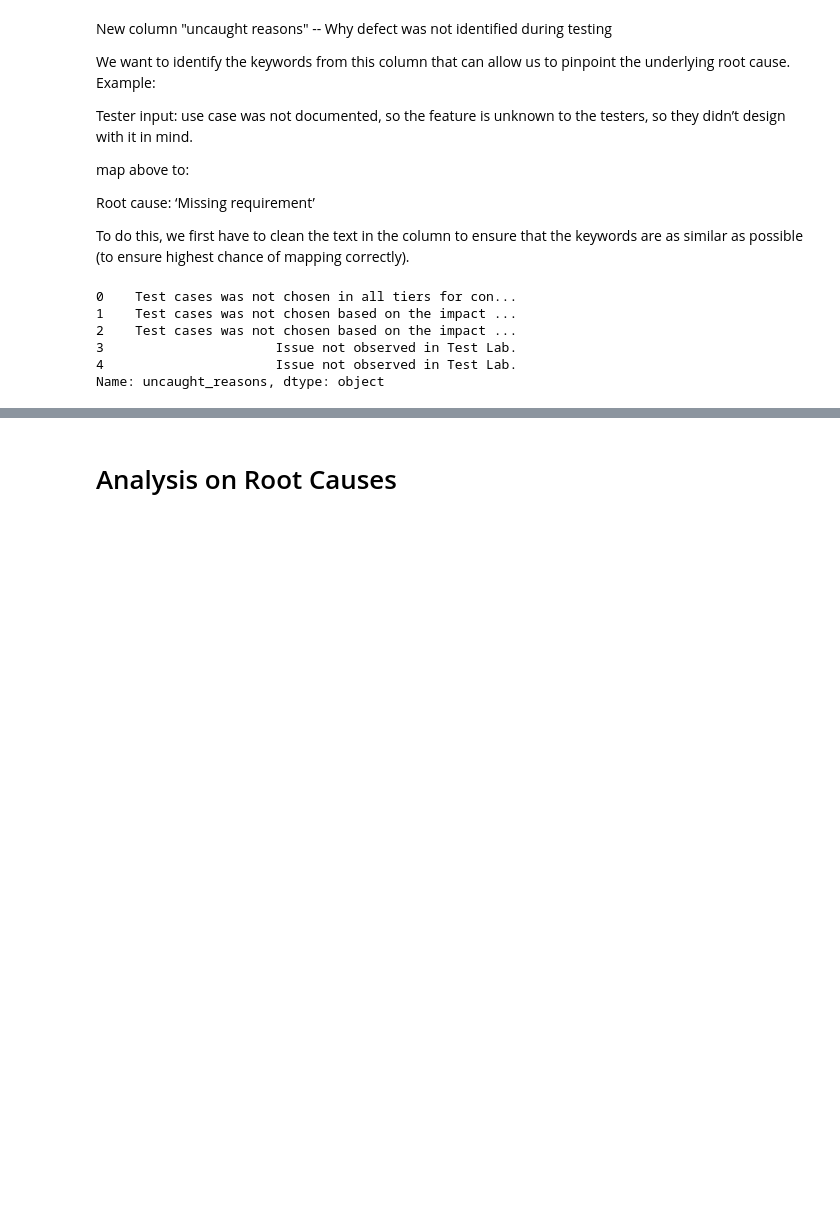
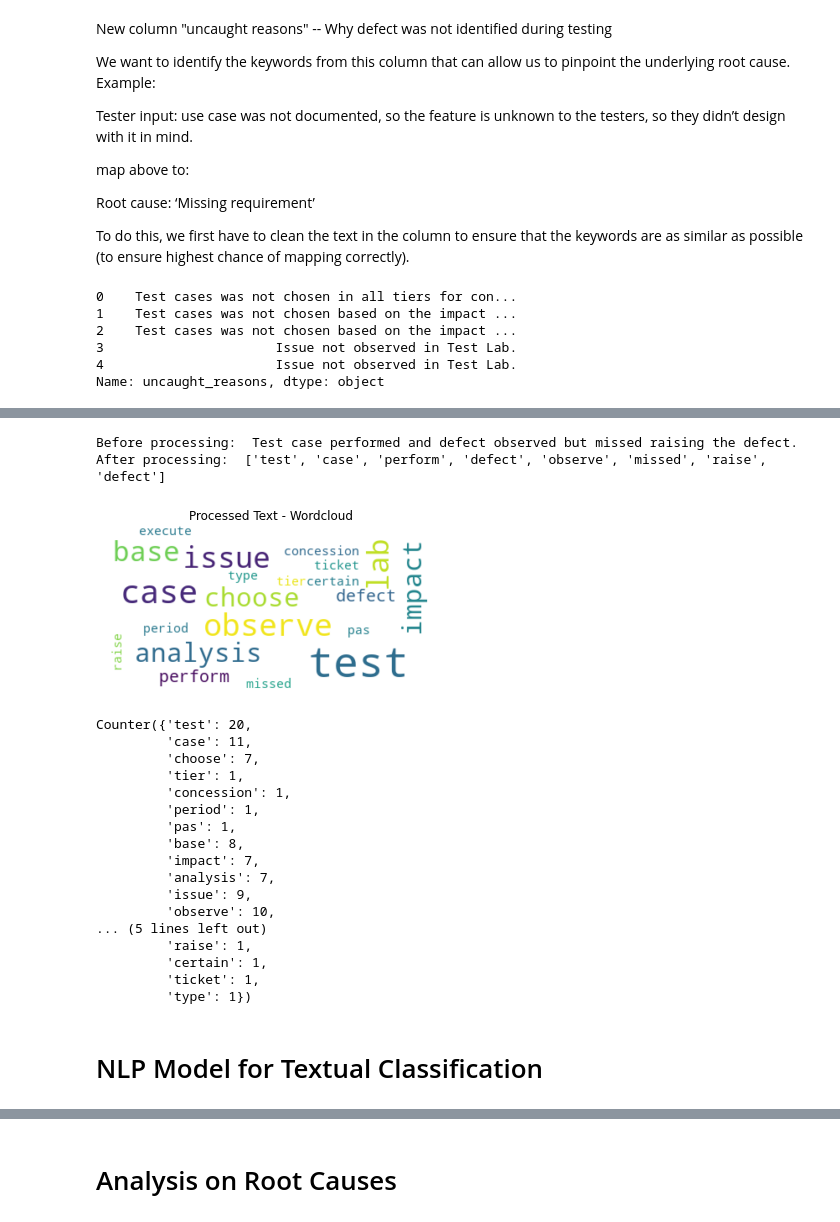
Before and after one commit to malcolmsng/BT4103, a Jupyter notebook: model.ipynb, the cells around one changed output, grey strips where cells are left out. Drawn from its saved outputs; the diff is of its cells as text; code cells hidden in the pictures; blank space fills up the shorter version.

```diff
--- a/model.ipynb
+++ b/model.ipynb
@@ -172,11 +191,0 @@ def remove_punctuations(text):
-# %%
-def clean_text(text):
-    text = text.lower()
-    # text = contractions.fix(text)
-    text = remove_punctuations(text)
-    text = ' '.join([word for word in text.split()])
-    text = lemmatize_words(text)
-    return text
-
-df['uncaught_reasons'] = df['uncaught_reasons'].apply(clean_text)
-df['uncaught_reasons'].head()
@@ -189,0 +247,45 @@ Name: uncaught_reasons, dtype: object
+# %%
+# some comparison before and after preprocessing to check for accuracy
+print("Before processing: ", df['Why defect was not identifierd during testing?'][12])
+print("After processing: ", df['Processed Text'][12])
+# %% [output]
+Before processing:  Test case performed and defect observed but missed raising the defect.
+After processing:  ['test', 'case', 'perform', 'defect', 'observe', 'missed', 'raise', 'defect']
+# %%
+# combine all processed words in an array
+all_processed_words = []
+df['Processed Text'].apply(lambda x: all_processed_words.extend(x))
+
+# create dictionary with counter of each words
+word_could_dict=Counter(all_processed_words)
+# %%
+ignore_words = []
+wc = WordCloud(max_font_size=50, max_words=100, background_color="white", stopwords = ignore_words, collocations=False).generate_from_frequencies(word_could_dict)
+plt.figure()
+plt.title("Processed Text - Wordcloud")
+plt.imshow(wc, interpolation="bilinear")
+plt.axis("off")
+plt.show()
+# print(sorted(word_could_dict, key=word_could_dict.get, reverse=True)[:5])
+word_could_dict
+# %% [output]
+[figure, added]
+Counter({'test': 20,
+         'case': 11,
+         'choose': 7,
+         'tier': 1,
+         'concession': 1,
+         'period': 1,
+         'pas': 1,
+         'base': 8,
+         'impact': 7,
+         'analysis': 7,
+         'issue': 9,
+         'observe': 10,
+... (5 lines left out)
+         'raise': 1,
+         'certain': 1,
+         'ticket': 1,
+         'type': 1})
+# %% [markdown]
+# NLP Model for Textual Classification
```
Also changed, not shown: parts of 16 cells of this notebook, 2 other files.
